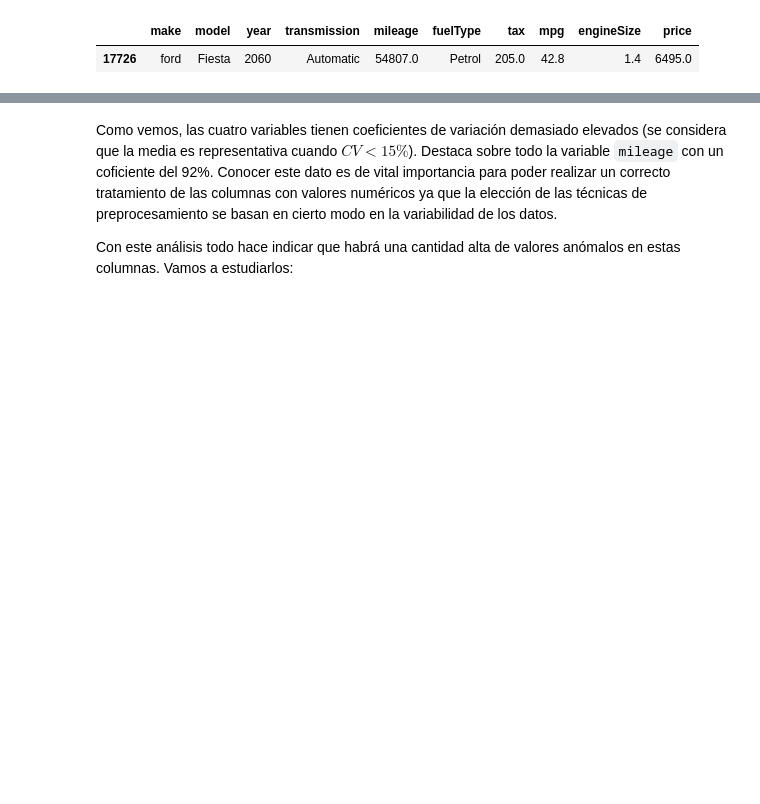
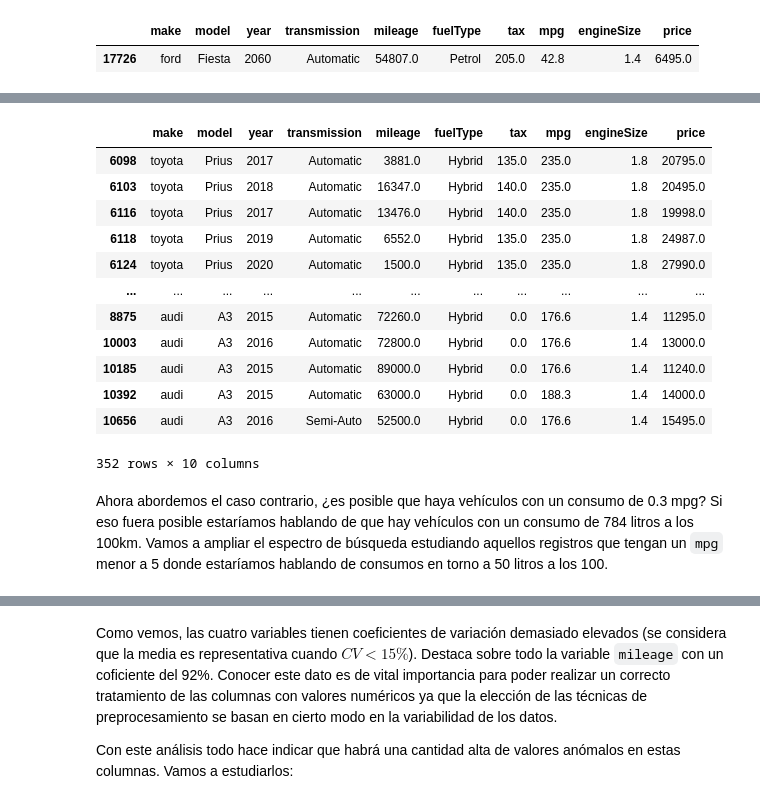
Before and after one commit to dietrujillo/ml_lab, a Jupyter notebook: lab1/notebooks/lab1.ipynb, the cells around one changed output, grey strips where cells are left out. Saved outputs shown, nothing was run; the diff lists cells and outputs as text; code cells hidden in the pictures; blank space fills up the shorter version.

```diff
--- a/lab1/notebooks/lab1.ipynb
+++ b/lab1/notebooks/lab1.ipynb
@@ -323,0 +352,16 @@ El resto de valores máximos y mínimos son muy extremos, pero no imposibles par
+# %%
+df[df["mpg"] > 141]
+# %% [output]
+|  | make | model | year | transmission | mileage | fuelType | tax | mpg | engineSize | price |
+| 6098 | toyota | Prius | 2017 | Automatic | 3881.0 | Hybrid | 135.0 | 235.0 | 1.8 | 20795.0 |
+| 6103 | toyota | Prius | 2018 | Automatic | 16347.0 | Hybrid | 140.0 | 235.0 | 1.8 | 20495.0 |
+| 6116 | toyota | Prius | 2017 | Automatic | 13476.0 | Hybrid | 140.0 | 235.0 | 1.8 | 19998.0 |
+| 6118 | toyota | Prius | 2019 | Automatic | 6552.0 | Hybrid | 135.0 | 235.0 | 1.8 | 24987.0 |
+| 6124 | toyota | Prius | 2020 | Automatic | 1500.0 | Hybrid | 135.0 | 235.0 | 1.8 | 27990.0 |
+| ... | ... | ... | ... | ... | ... | ... | ... | ... | ... | ... |
+| 8875 | audi | A3 | 2015 | Automatic | 72260.0 | Hybrid | 0.0 | 176.6 | 1.4 | 11295.0 |
+| 10003 | audi | A3 | 2016 | Automatic | 72800.0 | Hybrid | 0.0 | 176.6 | 1.4 | 13000.0 |
+| 10185 | audi | A3 | 2015 | Automatic | 89000.0 | Hybrid | 0.0 | 176.6 | 1.4 | 11240.0 |
+| 10392 | audi | A3 | 2015 | Automatic | 63000.0 | Hybrid | 0.0 | 188.3 | 1.4 | 14000.0 |
+| 10656 | audi | A3 | 2016 | Semi-Auto | 52500.0 | Hybrid | 0.0 | 176.6 | 1.4 | 15495.0 |
+352 rows × 10 columns
@@ -323,0 +370,2 @@ El resto de valores máximos y mínimos son muy extremos, pero no imposibles par
+# %% [markdown]
+Ahora abordemos el caso contrario, ¿es posible que haya vehículos con un consumo de 0.3 mpg? Si eso fuera posible estaríamos hablando de que hay vehículos con un consumo de 784 litros a los 100km. Vamos a ampliar el espectro de búsqueda estudiando aquellos registros que tengan un `mpg`  menor a 5 donde estaríamos hablando de consumos en torno a 50 litros a los 100.
```
Also changed, not shown: parts of 63 cells of this notebook, 1 other file.
